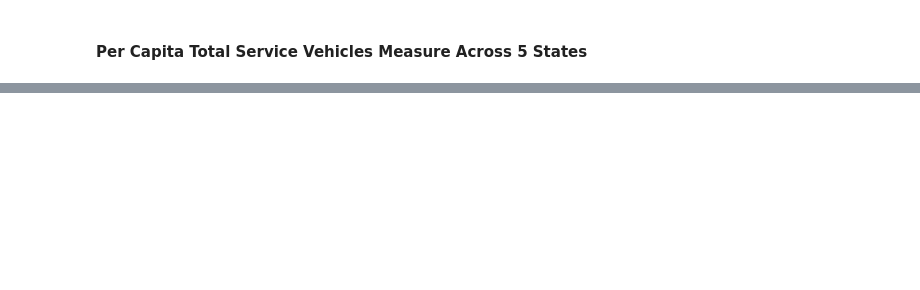
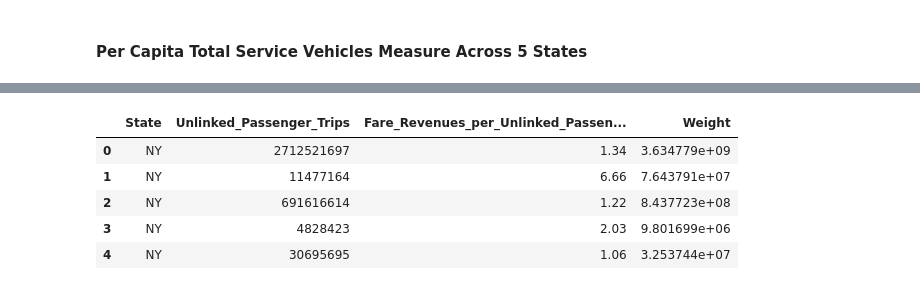
Before and after one commit to vevetron/data-analyses-test-lfs-wipe, a Jupyter notebook: Exercise2_AH.ipynb, the cells around one changed output, grey strips where cells are left out. Drawn from its saved outputs; the diff is of its cells as text; code cells hidden in the pictures; blank space fills up the shorter version.

```diff
--- a/Exercise2_AH.ipynb
+++ b/Exercise2_AH.ipynb
@@ -165,8 +125,10 @@ merge1 = merge1.assign(
     State = merge1.State.str.strip(),
     Total_Service_Vehicles = merge1.Total_Service_Vehicles.str.strip().replace(',','', regex=True),
     Fare_Revenues_Earned = merge1.Fare_Revenues_Earned.str.strip().replace('(126346)', '-126346').replace(',','',regex=True).replace({'\$':''}, regex=True),
-    Primary_UZA_Population = merge1.Primary_UZA_Population.str.strip().replace(',','',regex = True)
+    Primary_UZA_Population = merge1.Primary_UZA_Population.str.strip().replace(',','',regex = True),
+    Unlinked_Passenger_Trips = merge1.Unlinked_Passenger_Trips.str.strip().replace(',','', regex=True)
 ).astype({
     "Primary_UZA_Population":int,
     "Total_Service_Vehicles":int,
+    "Unlinked_Passenger_Trips": 'int64'
 })
@@ -193,0 +135,7 @@ merge1.head(2)
+# %%
+merge1["Fare_Revenues_Earned"].replace({"(126346)": "-126346"}, inplace=True)
+merge1["Fare_Revenues_per_Total_Operating_Expense_(Recovery_Ratio)"].replace({"(0.21)": "-0.21"}, inplace=True)
+merge1["Fare_Revenues_per_Unlinked_Passenger_Trip"].replace({"(2.35)": "-2.35"}, inplace=True)
+# %%
+merge1 = merge1.astype({"Fare_Revenues_per_Unlinked_Passenger_Trip": 'float',
+                         "Fare_Revenues_per_Total_Operating_Expense_(Recovery_Ratio)": 'float',"Fare_Revenues_Earned": 'int64'})
@@ -254,0 +179,11 @@ per_capita
+# %%
+#created a new column that multiples unlinked fare revenue by unlinked trips
+unlinked = unlinked.assign(Weight = lambda x: x['Unlinked_Passenger_Trips'] * x['Fare_Revenues_per_Unlinked_Passenger_Trip'])
+unlinked.head(5)
+# %% [output]
+|  | State | Unlinked_Passenger_Trips | Fare_Revenues_per_Unlinked_Passen... | Weight |
+| 0 | NY | 2712521697 | 1.34 | 3.634779e+09 |
+| 1 | NY | 11477164 | 6.66 | 7.643791e+07 |
+| 2 | NY | 691616614 | 1.22 | 8.437723e+08 |
+| 3 | NY | 4828423 | 2.03 | 9.801699e+06 |
+| 4 | NY | 30695695 | 1.06 | 3.253744e+07 |
```
Also changed, not shown: parts of 37 cells of this notebook.
